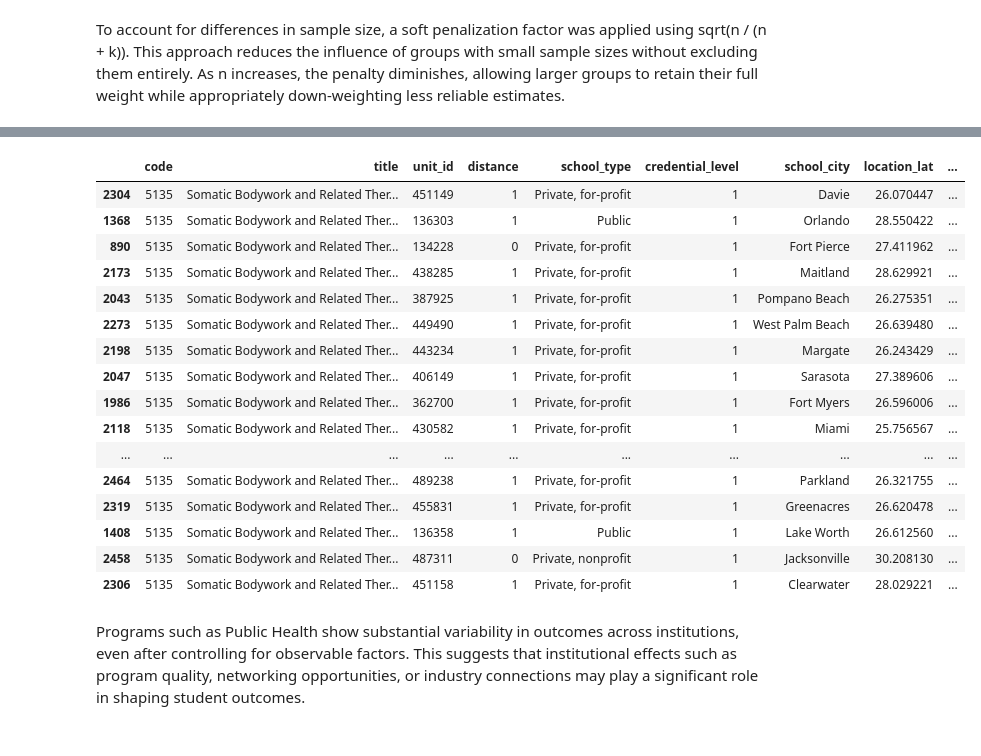
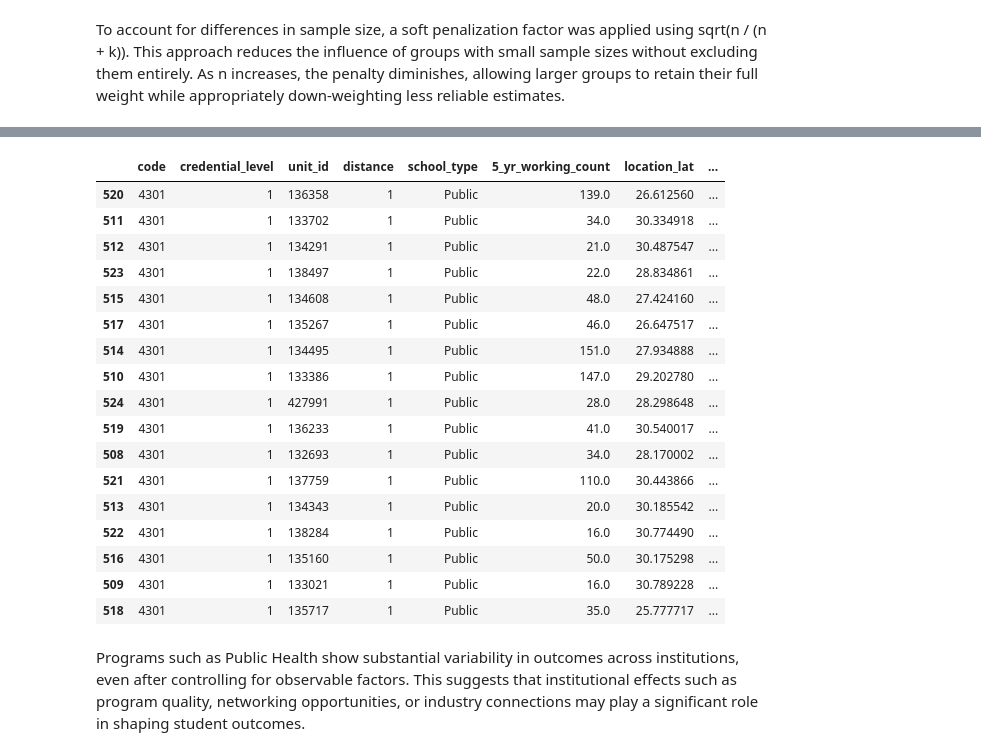
Before and after one commit to sebastianhonorat-dev/CAP_3764_2026_Spring_Team_6, a Jupyter notebook: notebooks/setup_residual_ranking.ipynb, the cells around one changed output, grey strips where cells are left out. Cells and saved outputs as stored; diff of their text form; code cells hidden in the pictures.

```diff
--- a/notebooks/setup_residual_ranking.ipynb
+++ b/notebooks/setup_residual_ranking.ipynb
@@ -1026,0 +970,13 @@ error_df=error_df.drop(columns="rank_diff")
+# %%
+error_df["rank_1"] = error_df.groupby(["code","credential_level"])["1_year_score"].rank(ascending=False, method="min")
+error_df["rank_4"] = error_df.groupby(["code","credential_level"])["4_year_score"].rank(ascending=False, method="min")
+error_df["rank_5"] = error_df.groupby(["code","credential_level"])["5_year_score"].rank(ascending=False, method="min")
+# %%
+error_df["move_1_to_4"] = error_df["rank_4"] - error_df["rank_1"]
+error_df["move_4_to_5"] = error_df["rank_5"] - error_df["rank_4"]
+error_df["move_1_to_5"] = error_df["rank_5"] - error_df["rank_1"]
+# %%
+error_df["rank_std"] = error_df[["rank_1","rank_4","rank_5"]].std(axis=1)
+group_size = error_df.groupby("code")["code"].transform("count")
+
+error_df["rank_std_pct"] = error_df["rank_std"] / (group_size - 1)
@@ -1026,0 +1031,20 @@ error_df=error_df.drop(columns="rank_diff")
+# %%
+program_stability = (
+    error_df
+    .groupby(["code", "credential_level"])
+    .agg(
+        mean_rank_std_pct=("rank_std_pct", "mean"),
+        n=("school_name", "nunique")
+    )
+    .reset_index()
+)
+
+stable_programs = program_stability[
+    program_stability["mean_rank_std_pct"] < 2
+]
+stable_df = error_df.merge(
+    stable_programs[["code", "credential_level",'mean_rank_std_pct']],
+    on=["code", "credential_level"],
+    how="inner"
+)
+len(stable_df) / len(error_df)
@@ -1073,25 +1152,26 @@ top_programs.head(10)
 # %%
 (
-    error_df[(error_df["code"] == "5135")&(error_df["credential_level"]==1)]
-    .sort_values(["credential_level", "score"], ascending=[True, False])
+    stable_gap_df[(stable_gap_df["code"] == "4301")&(stable_gap_df["credential_level"]==1)]
+    .sort_values(["credential_level", "median_score"], ascending=[True, False])
 )
 # %% [output]
-|  | code | title | unit_id | distance | school_type | credential_level | school_city | location_lat | ... |
-| 2304 | 5135 | Somatic Bodywork and Related Ther... | 451149 | 1 | Private, for-profit | 1 | Davie | 26.070447 | ... |
-| 1368 | 5135 | Somatic Bodywork and Related Ther... | 136303 | 1 | Public | 1 | Orlando | 28.550422 | ... |
-| 890 | 5135 | Somatic Bodywork and Related Ther... | 134228 | 0 | Private, for-profit | 1 | Fort Pierce | 27.411962 | ... |
-| 2173 | 5135 | Somatic Bodywork and Related Ther... | 438285 | 1 | Private, for-profit | 1 | Maitland | 28.629921 | ... |
-| 2043 | 5135 | Somatic Bodywork and Related Ther... | 387925 | 1 | Private, for-profit | 1 | Pompano Beach | 26.275351 | ... |
-| 2273 | 5135 | Somatic Bodywork and Related Ther... | 449490 | 1 | Private, for-profit | 1 | West Palm Beach | 26.639480 | ... |
-| 2198 | 5135 | Somatic Bodywork and Related Ther... | 443234 | 1 | Private, for-profit | 1 | Margate | 26.243429 | ... |
-| 2047 | 5135 | Somatic Bodywork and Related Ther... | 406149 | 1 | Private, for-profit | 1 | Sarasota | 27.389606 | ... |
-| 1986 | 5135 | Somatic Bodywork and Related Ther... | 362700 | 1 | Private, for-profit | 1 | Fort Myers | 26.596006 | ... |
-| 2118 | 5135 | Somatic Bodywork and Related Ther... | 430582 | 1 | Private, for-profit | 1 | Miami | 25.756567 | ... |
-| ... | ... | ... | ... | ... | ... | ... | ... | ... | ... |
-| 2464 | 5135 | Somatic Bodywork and Related Ther... | 489238 | 1 | Private, for-profit | 1 | Parkland | 26.321755 | ... |
-| 2319 | 5135 | Somatic Bodywork and Related Ther... | 455831 | 1 | Private, for-profit | 1 | Greenacres | 26.620478 | ... |
-| 1408 | 5135 | Somatic Bodywork and Related Ther... | 136358 | 1 | Public | 1 | Lake Worth | 26.612560 | ... |
-| 2458 | 5135 | Somatic Bodywork and Related Ther... | 487311 | 0 | Private, nonprofit | 1 | Jacksonville | 30.208130 | ... |
-| 2306 | 5135 | Somatic Bodywork and Related Ther... | 451158 | 1 | Private, for-profit | 1 | Clearwater | 28.029221 | ... |
+|  | code | credential_level | unit_id | distance | school_type | 5_yr_working_count | location_lat | ... |
+| 520 | 4301 | 1 | 136358 | 1 | Public | 139.0 | 26.612560 | ... |
+| 511 | 4301 | 1 | 133702 | 1 | Public | 34.0 | 30.334918 | ... |
+| 512 | 4301 | 1 | 134291 | 1 | Public | 21.0 | 30.487547 | ... |
+| 523 | 4301 | 1 | 138497 | 1 | Public | 22.0 | 28.834861 | ... |
+| 515 | 4301 | 1 | 134608 | 1 | Public | 48.0 | 27.424160 | ... |
+| 517 | 4301 | 1 | 135267 | 1 | Public | 46.0 | 26.647517 | ... |
+| 514 | 4301 | 1 | 134495 | 1 | Public | 151.0 | 27.934888 | ... |
+| 510 | 4301 | 1 | 133386 | 1 | Public | 147.0 | 29.202780 | ... |
+| 524 | 4301 | 1 | 427991 | 1 | Public | 28.0 | 28.298648 | ... |
+| 519 | 4301 | 1 | 136233 | 1 | Public | 41.0 | 30.540017 | ... |
+| 508 | 4301 | 1 | 132693 | 1 | Public | 34.0 | 28.170002 | ... |
+| 521 | 4301 | 1 | 137759 | 1 | Public | 110.0 | 30.443866 | ... |
+| 513 | 4301 | 1 | 134343 | 1 | Public | 20.0 | 30.185542 | ... |
+| 522 | 4301 | 1 | 138284 | 1 | Public | 16.0 | 30.774490 | ... |
+| 516 | 4301 | 1 | 135160 | 1 | Public | 50.0 | 30.175298 | ... |
+| 509 | 4301 | 1 | 133021 | 1 | Public | 16.0 | 30.789228 | ... |
+| 518 | 4301 | 1 | 135717 | 1 | Public | 35.0 | 25.777717 | ... |
 # %%
 import plotly.express as px
```
Also changed, not shown: parts of 47 cells of this notebook, 33 other files.
